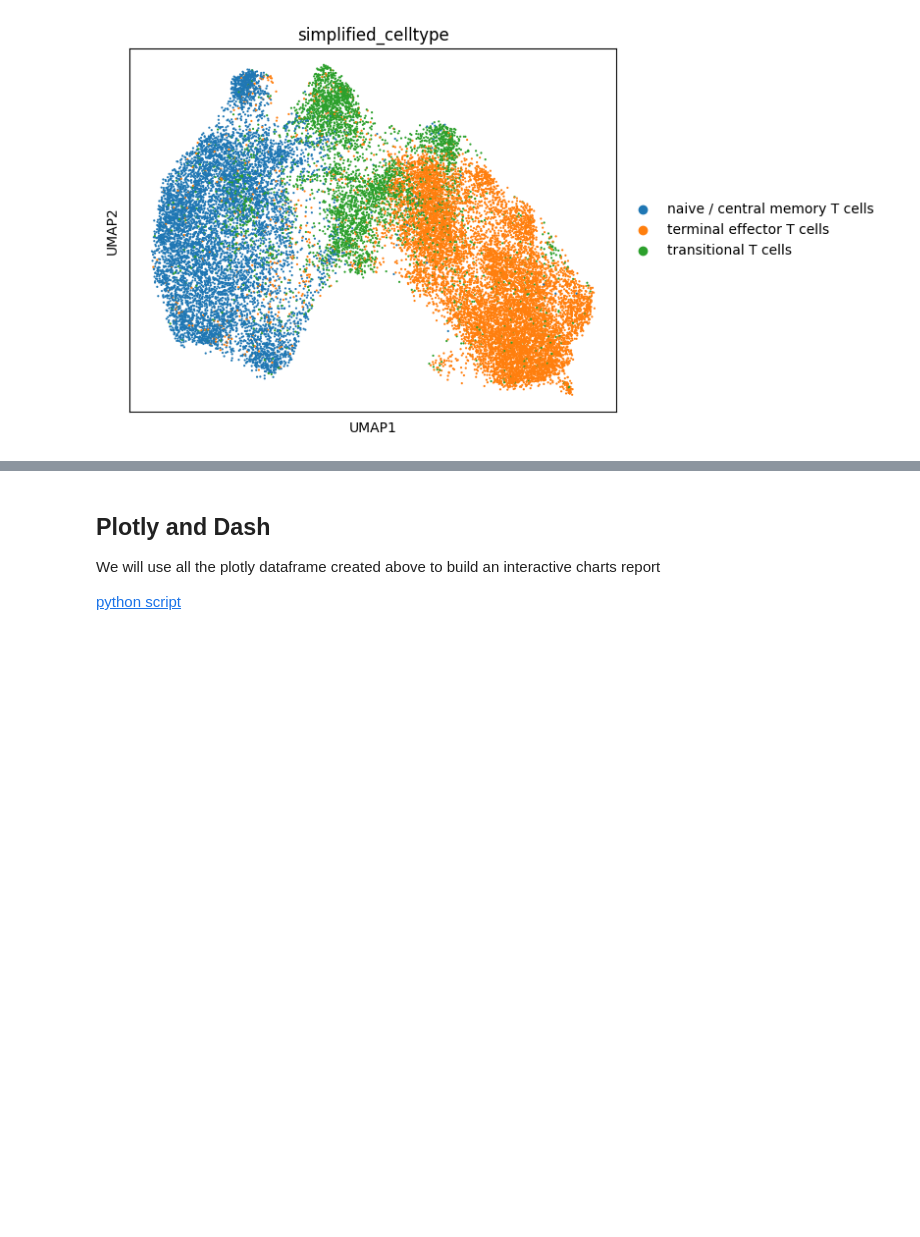
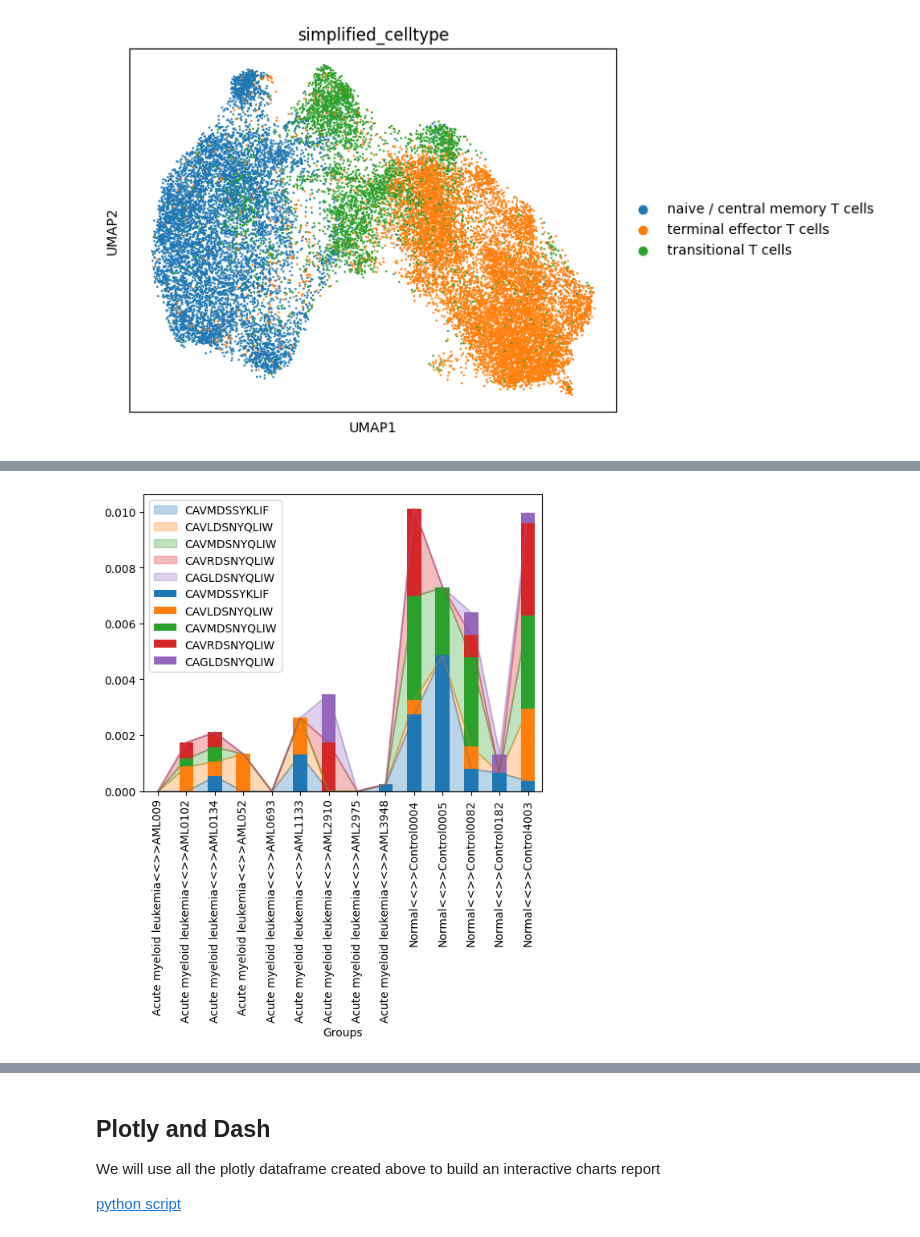
Before and after one commit to sondvo/clonotype_analyses, a Jupyter notebook: TCR_analysis_cleanup.ipynb, the cells around one changed output, grey strips where cells are left out. Cells and saved outputs as stored; diff of their text form; code cells hidden in the pictures; blank space fills up the shorter version.

Commit message:
add clonotype tracing

```diff
--- a/TCR_analysis_cleanup.ipynb
+++ b/TCR_analysis_cleanup.ipynb
@@ -1079,0 +1121,2 @@ scanpy.pl.umap(filtered_adata, color=["simplified_celltype"], s=10)
+# %%
+clonotype_tracing_dct = clonotype_tracing(DF, ['Condition', 'Subject ID'])
@@ -1079,0 +1143,41 @@ scanpy.pl.umap(filtered_adata, color=["simplified_celltype"], s=10)
+# %%
+# from scipy.interpolate import interp1d
+
+# def _smooth_area_chart_pandas(clono_expansion_df):
+# 	n_groups = len(clono_expansion_df.index.values)
+# 	groups_idx = np.arange(0, n_groups)
+# 	new_decades = np.linspace(0, n_groups - 1, n_groups * 10)
+
+# 	# interpolating each member's issues list for the new_decades
+# 	smoothed_issues_list = []
+# 	for issues in clono_expansion_df.columns:
+# 		interp_func = interp1d(
+# 			groups_idx,
+# 			clono_expansion_df[issues].values,
+# 			kind='quadratic'
+# 		)
+# 		smoothed_issues = interp_func(new_decades)
+# 		smoothed_issues_list.append(smoothed_issues)
+# 	return new_decades, smoothed_issues_list
+
+
+def visualize_clonotype_tracing(clonotype_tracing_dct):
+	df = pd.DataFrame(clonotype_tracing_dct)
+	df = df.set_index('Groups')
+
+	fig, ax = plt.subplots(1, facecolor='white')
+	df.plot(kind='area', stacked=True, ax=ax, alpha=0.3)
+	df.plot(kind='bar', stacked=True, ax=ax)
+	# new_decades, smoothed_issues_list = _smooth_area_chart_pandas(df)
+	# ax.stackplot(
+	# 	new_decades,
+	# 	smoothed_issues_list,
+	# 	edgecolor='black',
+	# 	linewidth=0.2,
+	# 	alpha=0.4
+	# )
+	return
+# %%
+visualize_clonotype_tracing(clonotype_tracing_dct)
+# %% [output]
+[figure, added]
```
Also changed, not shown: parts of 11 cells of this notebook, 1 other file.
